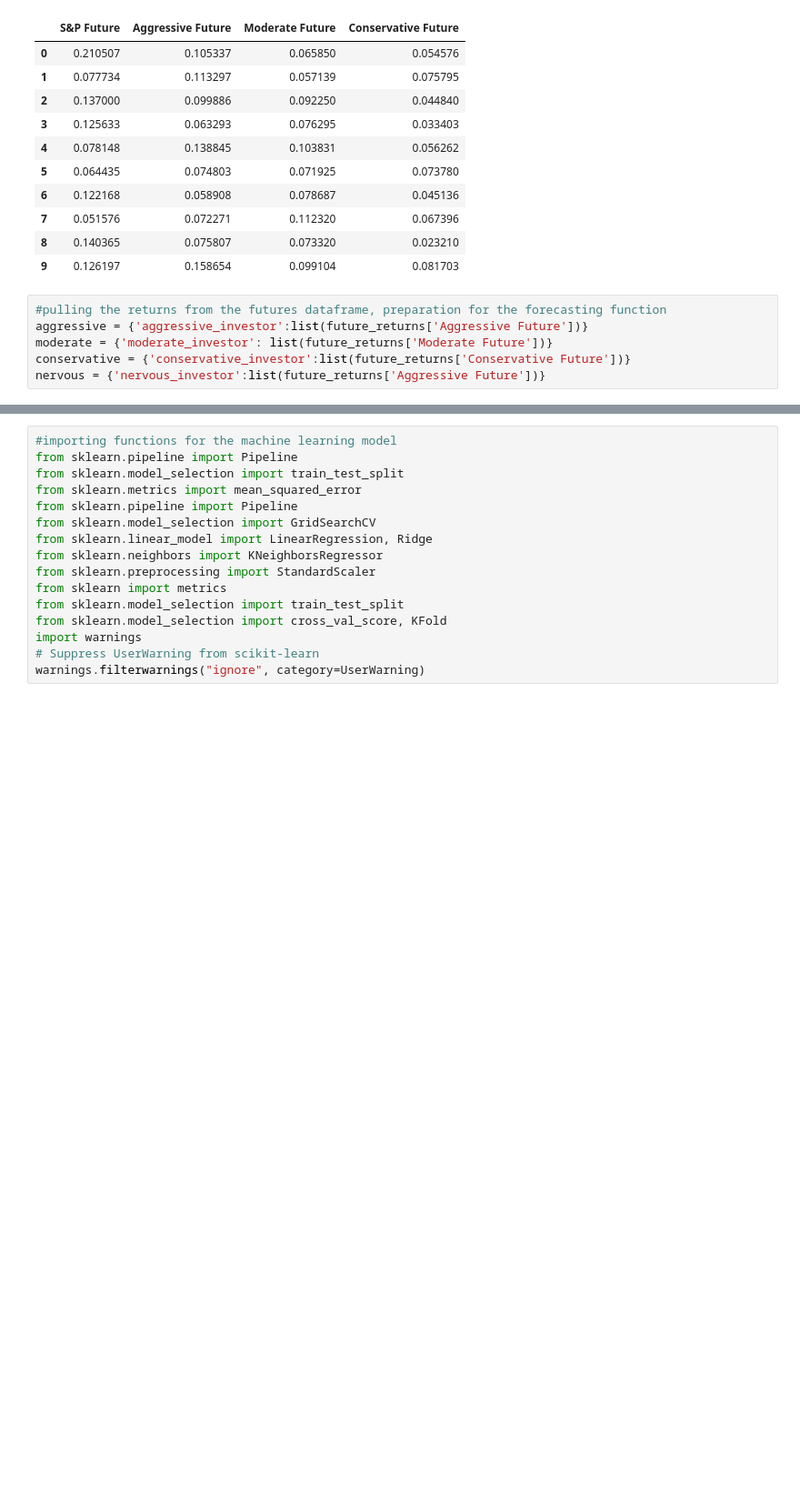
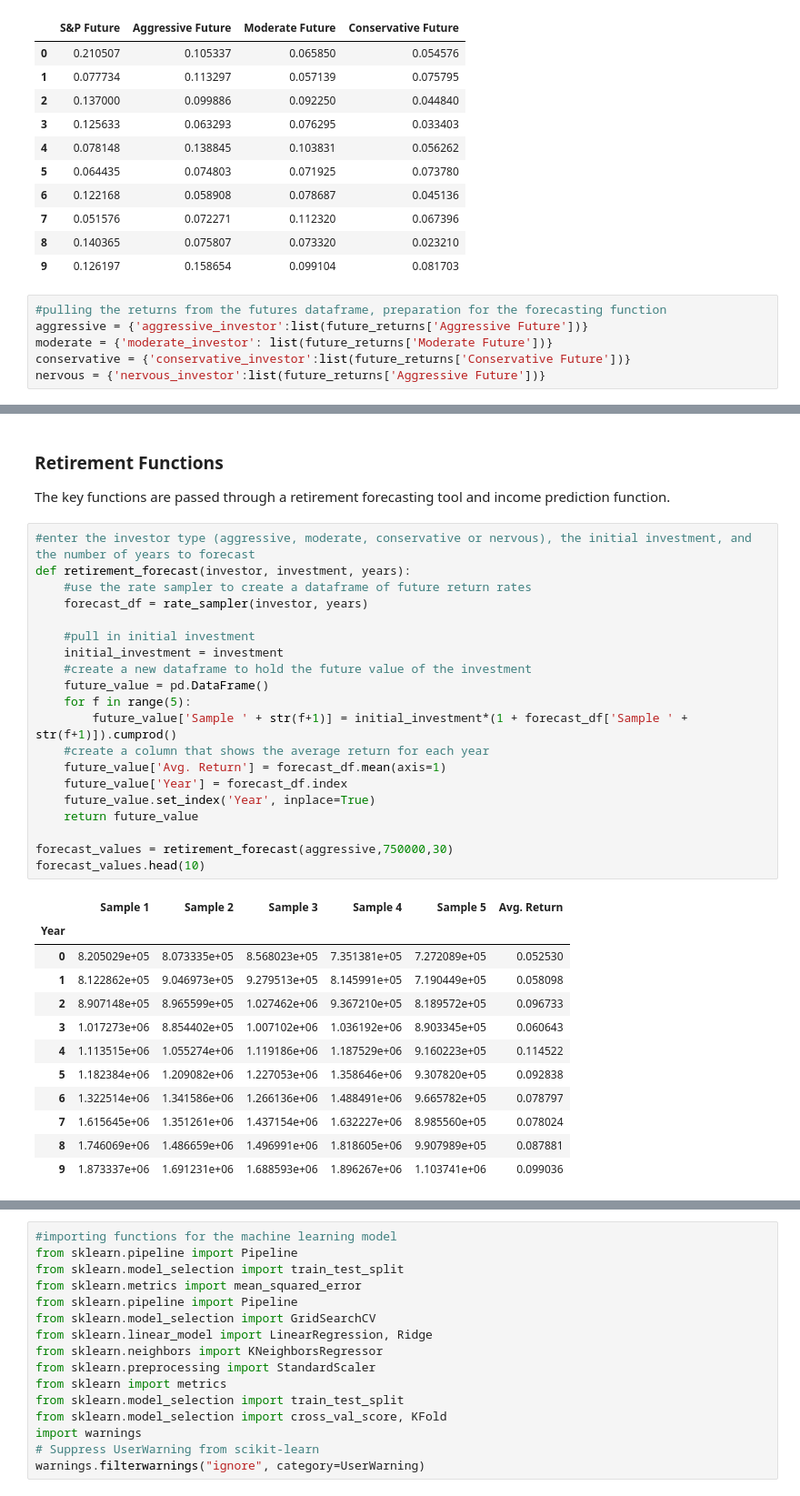
Before and after one commit to BotanicalAmy/Retirement-Forecaster, a Jupyter notebook: Retirement_Simulator.ipynb, the cells around one changed output, grey strips where cells are left out. Shown at 91% size. Drawn from its saved outputs; the diff is of its cells as text; blank space fills up the shorter version.

```diff
--- a/Retirement_Simulator.ipynb
+++ b/Retirement_Simulator.ipynb
@@ -263 +270,38 @@ def retirement_forecast(investor, investment, years):
+# %% [markdown]
+### Retirement Functions
+
+The key functions are passed through a retirement forecasting tool and income prediction function.
+# %%
+#enter the investor type (aggressive, moderate, conservative or nervous), the initial investment, and the number of years to forecast
+def retirement_forecast(investor, investment, years):
+    #use the rate sampler to create a dataframe of future return rates
+    forecast_df = rate_sampler(investor, years)
+
+    #pull in initial investment
+    initial_investment = investment
+    #create a new dataframe to hold the future value of the investment
+    future_value = pd.DataFrame()
+    for f in range(5):
+        future_value['Sample ' + str(f+1)] = initial_investment*(1 + forecast_df['Sample ' + str(f+1)]).cumprod()
+    #create a column that shows the average return for each year
+    future_value['Avg. Return'] = forecast_df.mean(axis=1)
+    future_value['Year'] = forecast_df.index
+    future_value.set_index('Year', inplace=True)
+    return future_value
+
+forecast_values = retirement_forecast(aggressive,750000,30)
+forecast_values.head(10)
+# %% [output]
+|  | Sample 1 | Sample 2 | Sample 3 | Sample 4 | Sample 5 | Avg. Return |
+| Year |  |  |  |  |  |  |
+| 0 | 8.205029e+05 | 8.073335e+05 | 8.568023e+05 | 7.351381e+05 | 7.272089e+05 | 0.052530 |
+| 1 | 8.122862e+05 | 9.046973e+05 | 9.279513e+05 | 8.145991e+05 | 7.190449e+05 | 0.058098 |
+| 2 | 8.907148e+05 | 8.965599e+05 | 1.027462e+06 | 9.367210e+05 | 8.189572e+05 | 0.096733 |
+| 3 | 1.017273e+06 | 8.854402e+05 | 1.007102e+06 | 1.036192e+06 | 8.903345e+05 | 0.060643 |
+| 4 | 1.113515e+06 | 1.055274e+06 | 1.119186e+06 | 1.187529e+06 | 9.160223e+05 | 0.114522 |
+| 5 | 1.182384e+06 | 1.209082e+06 | 1.227053e+06 | 1.358646e+06 | 9.307820e+05 | 0.092838 |
+| 6 | 1.322514e+06 | 1.341586e+06 | 1.266136e+06 | 1.488491e+06 | 9.665782e+05 | 0.078797 |
+| 7 | 1.615645e+06 | 1.351261e+06 | 1.437154e+06 | 1.632227e+06 | 8.985560e+05 | 0.078024 |
+| 8 | 1.746069e+06 | 1.486659e+06 | 1.496991e+06 | 1.818605e+06 | 9.907989e+05 | 0.087881 |
+| 9 | 1.873337e+06 | 1.691231e+06 | 1.688593e+06 | 1.896267e+06 | 1.103741e+06 | 0.099036 |
 # %%
```
Also changed, not shown: parts of 18 cells of this notebook, 1 other file.
